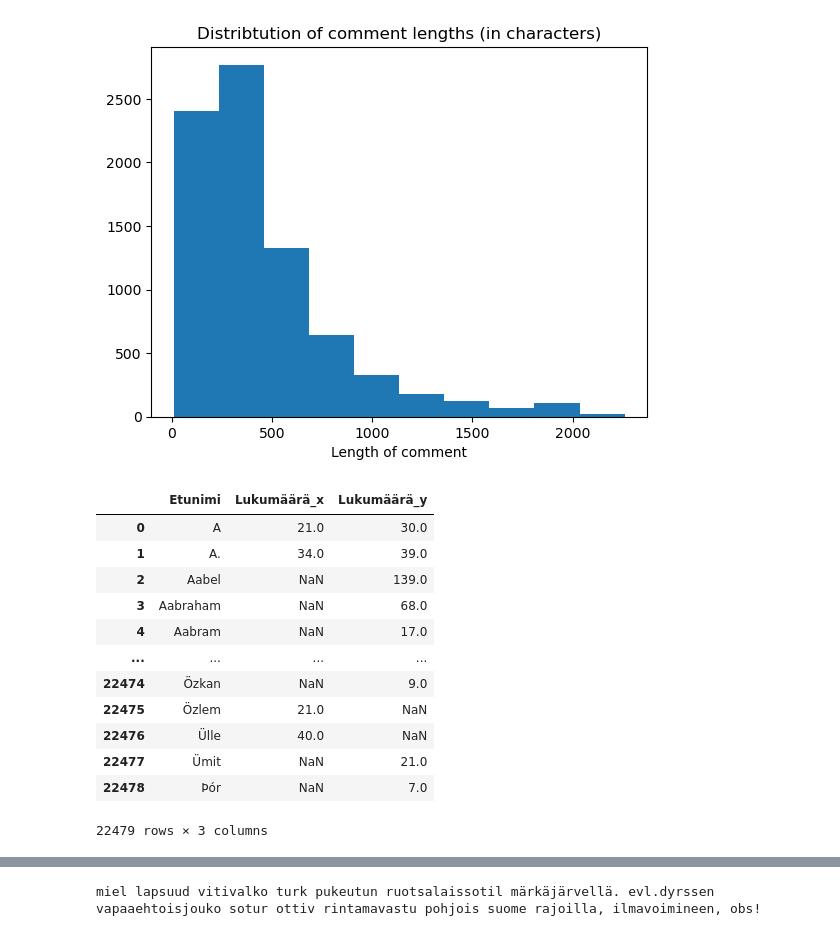
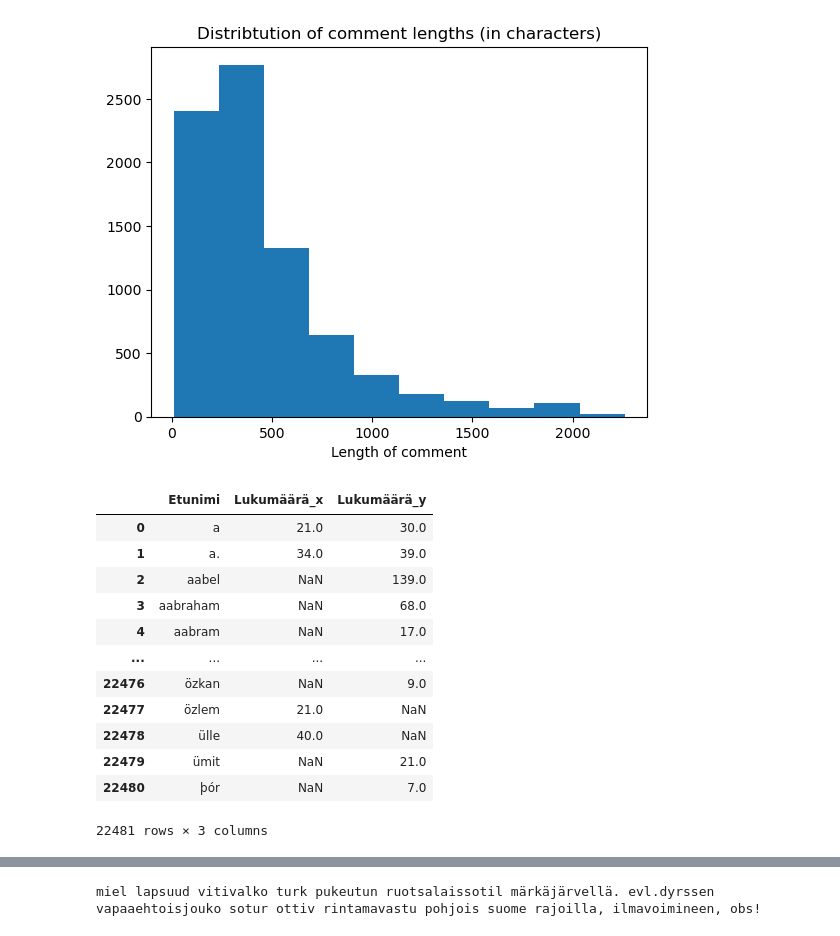
Before and after one commit to eevib/introDataMiniProject, a Jupyter notebook: data_analysis.ipynb, the cells around one changed output, grey strips where cells are left out. Saved outputs shown, nothing was run; the diff lists cells and outputs as text; code cells hidden in the pictures.

```diff
--- a/data_analysis.ipynb
+++ b/data_analysis.ipynb
@@ -105,23 +105,24 @@ Text(0.5, 0, 'Length of comment')
 # %%
 # Creating name list
 miehet = pd.read_excel("etunimet.xlsx", sheet_name=0)
+miehet["Etunimi"] = miehet["Etunimi"].str.lower()
 naiset = pd.read_excel("etunimet.xlsx", sheet_name=3)
+naiset["Etunimi"] = naiset["Etunimi"].str.lower()
 nimet = pd.merge(naiset, miehet, how="outer", on='Etunimi')
-nimet
 # %% [output]
 |  | Etunimi | Lukumäärä_x | Lukumäärä_y |
-| 0 | A | 21.0 | 30.0 |
-| 1 | A. | 34.0 | 39.0 |
-| 2 | Aabel | NaN | 139.0 |
-| 3 | Aabraham | NaN | 68.0 |
-| 4 | Aabram | NaN | 17.0 |
+| 0 | a | 21.0 | 30.0 |
+| 1 | a. | 34.0 | 39.0 |
+| 2 | aabel | NaN | 139.0 |
+| 3 | aabraham | NaN | 68.0 |
+| 4 | aabram | NaN | 17.0 |
 | ... | ... | ... | ... |
-| 22474 | Özkan | NaN | 9.0 |
-| 22475 | Özlem | 21.0 | NaN |
-| 22476 | Ülle | 40.0 | NaN |
-| 22477 | Ümit | NaN | 21.0 |
-| 22478 | Þór | NaN | 7.0 |
+| 22476 | özkan | NaN | 9.0 |
+| 22477 | özlem | 21.0 | NaN |
+| 22478 | ülle | 40.0 | NaN |
+| 22479 | ümit | NaN | 21.0 |
+| 22480 | þór | NaN | 7.0 |
-22479 rows × 3 columns
+22481 rows × 3 columns
 # %%
 def assign_gender(x):
     # Man = 1, Woman = 0, not known = NaN
```
Also changed, not shown: parts of 12 cells of this notebook.
